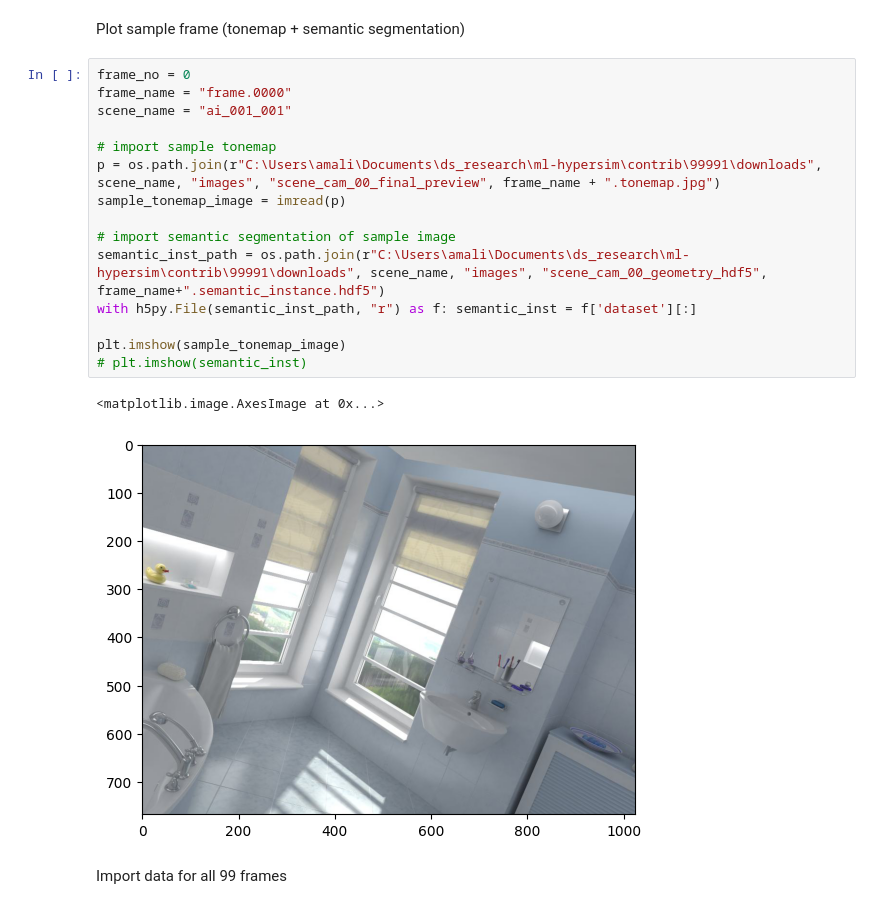
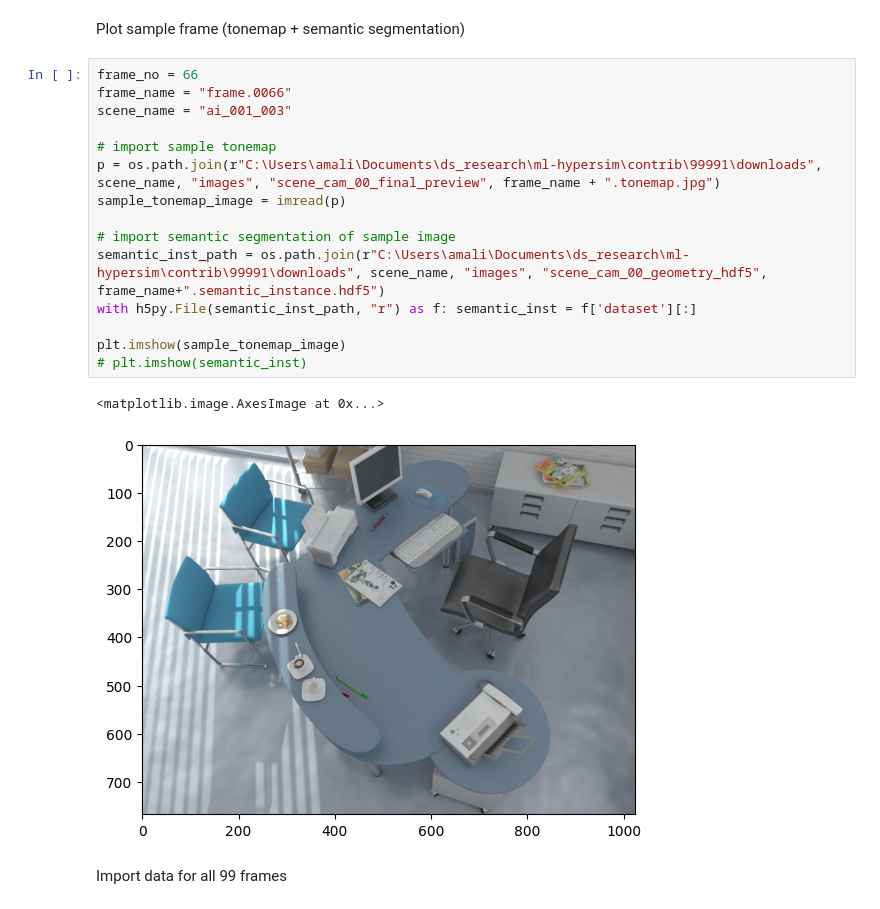
Before and after one commit to amalie-kjaer/ml-hypersim, a Jupyter notebook: graph-gen.ipynb, the cells around one changed output. Cells and saved outputs as stored; diff of their text form.

Commit message:
fixed scene bug

```diff
--- a/graph-gen.ipynb
+++ b/graph-gen.ipynb
@@ -16,23 +16,23 @@ import networkx as nx
 # %% [markdown]
 Plot sample frame (tonemap + semantic segmentation)
 # %%
-frame_no = 0
-frame_name = "frame.0000"
-scene_name = "ai_001_001"
+frame_no = 66
+frame_name = "frame.0066"
+scene_name = "ai_001_003"
 
 # import sample tonemap
 p = os.path.join(r"C:\Users\amali\Documents\ds_research\ml-hypersim\contrib\99991\downloads", scene_name, "images", "scene_cam_00_final_preview", frame_name + ".tonemap.jpg")
 sample_tonemap_image = imread(p)
 
 # import semantic segmentation of sample image
 semantic_inst_path = os.path.join(r"C:\Users\amali\Documents\ds_research\ml-hypersim\contrib\99991\downloads", scene_name, "images", "scene_cam_00_geometry_hdf5", frame_name+".semantic_instance.hdf5")
 with h5py.File(semantic_inst_path, "r") as f: semantic_inst = f['dataset'][:]
 
 plt.imshow(sample_tonemap_image)
 # plt.imshow(semantic_inst)
 # %% [output]
 <matplotlib.image.AxesImage at 0x...>
-[figure, old version]
+[figure, new version]
 # %% [markdown]
 Import data for all 99 frames
 # %%
```
Also changed, not shown: parts of 18 cells of this notebook, 5 other files.
